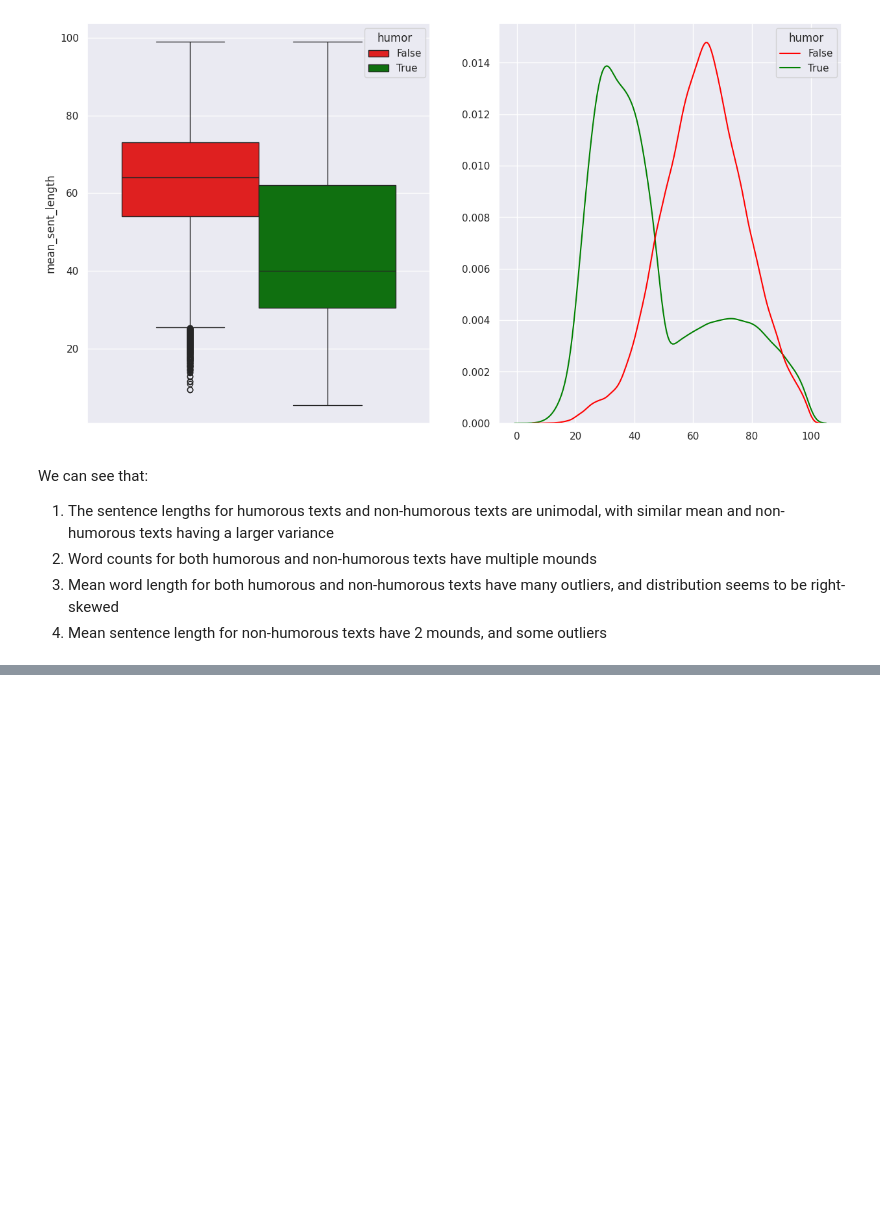
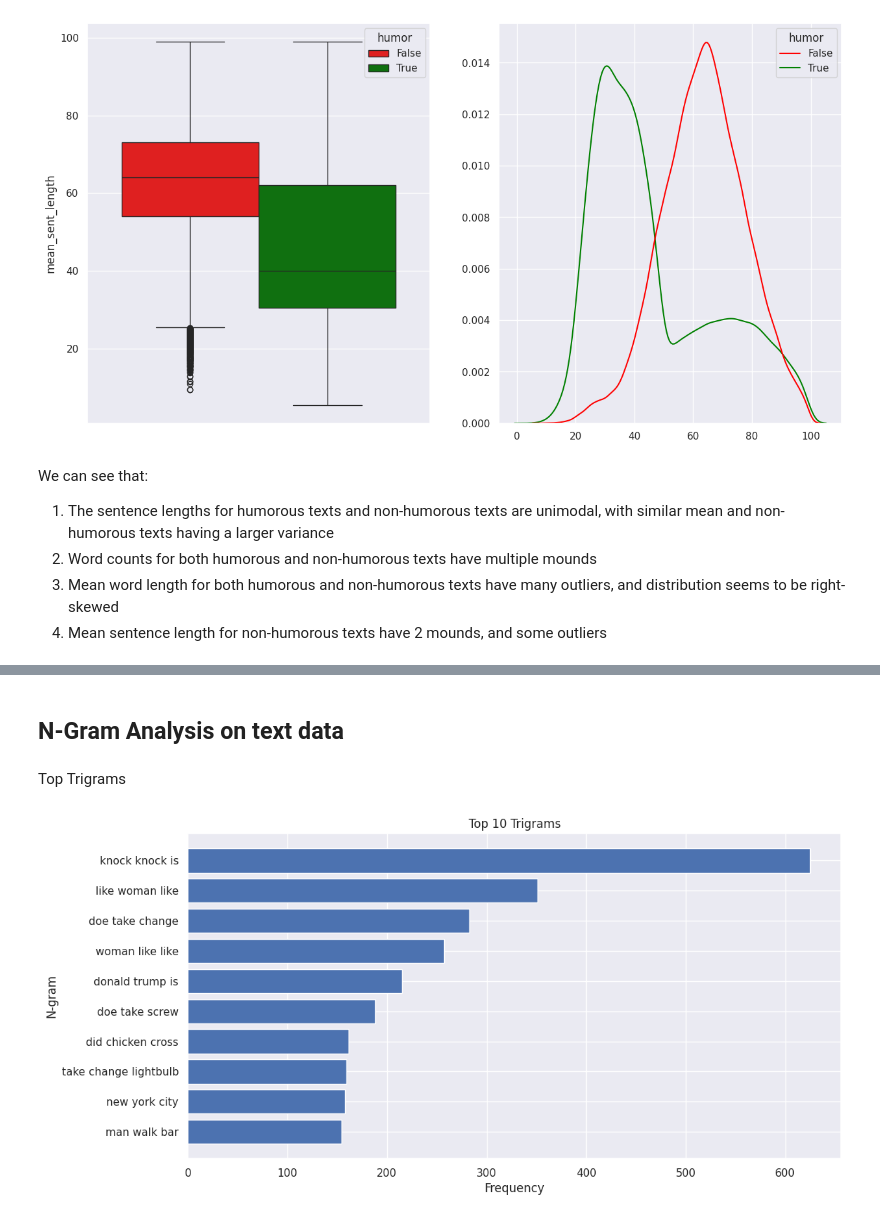
Before and after one commit to yjiahao/Humor-Detection, a Jupyter notebook: EDA.ipynb, the cells around one changed output, grey strips where cells are left out. Saved outputs shown, nothing was run; the diff lists cells and outputs as text; code cells hidden in the pictures; blank space fills up the shorter version.

```diff
--- a/EDA.ipynb
+++ b/EDA.ipynb
@@ -215,0 +315,2 @@ Removal of punctuation marks
+# %%
+df['cleaned_text'] = df['cleaned_text'].apply(lemmatize_tokens)
@@ -215,0 +326,42 @@ Removal of punctuation marks
+# %%
+df.drop(columns=['text'], inplace=True)
+# %% [markdown]
+## N-Gram Analysis on text data
+# %%
+def plot_top_ngrams(text, range, top_n=10, title='Top N-grams'):
+    """
+    Analyze and plot the top N n-grams in a given text.
+
+    Parameters:
+    - text: The text to analyze, as a single string.
+    - ngram_range: A tuple (min_n, max_n) specifying the range of n-grams to consider.
+    - top_n: The number of top n-grams to display.
+    - title: The title of the plot.
+    """
+
+    vectorizer = CountVectorizer(ngram_range=range)
+    X = vectorizer.fit_transform([text])
+    ngram_vocab = vectorizer.get_feature_names_out()
+    ngram_counts = X.toarray().flatten()
+    ngram_dict = dict(zip(ngram_vocab, ngram_counts))
+    top_ngrams = sorted(ngram_dict.items(), key=lambda x: x[1], reverse=True)[:top_n]
+    ngram_words, ngram_counts = zip(*top_ngrams)
+
+    # Plot the top n-grams
+    plt.figure(figsize=(12, 6))
+    plt.barh(ngram_words, ngram_counts)
+    plt.xlabel('Frequency')
+    plt.ylabel('N-gram')
+    plt.title(title)
+    plt.gca().invert_yaxis()
+    plt.show()
+# %% [markdown]
+Top Trigrams
+# %%
+df_text = df.cleaned_text
+df_text = " ".join(text for text in df_text.astype(str))
+# %%
+range = (3,3)
+plot_top_ngrams(df_text, range, top_n=10, title='Top 10 Trigrams')
+# %% [output]
+[figure, added]
```
Also changed, not shown: parts of 25 cells of this notebook.
